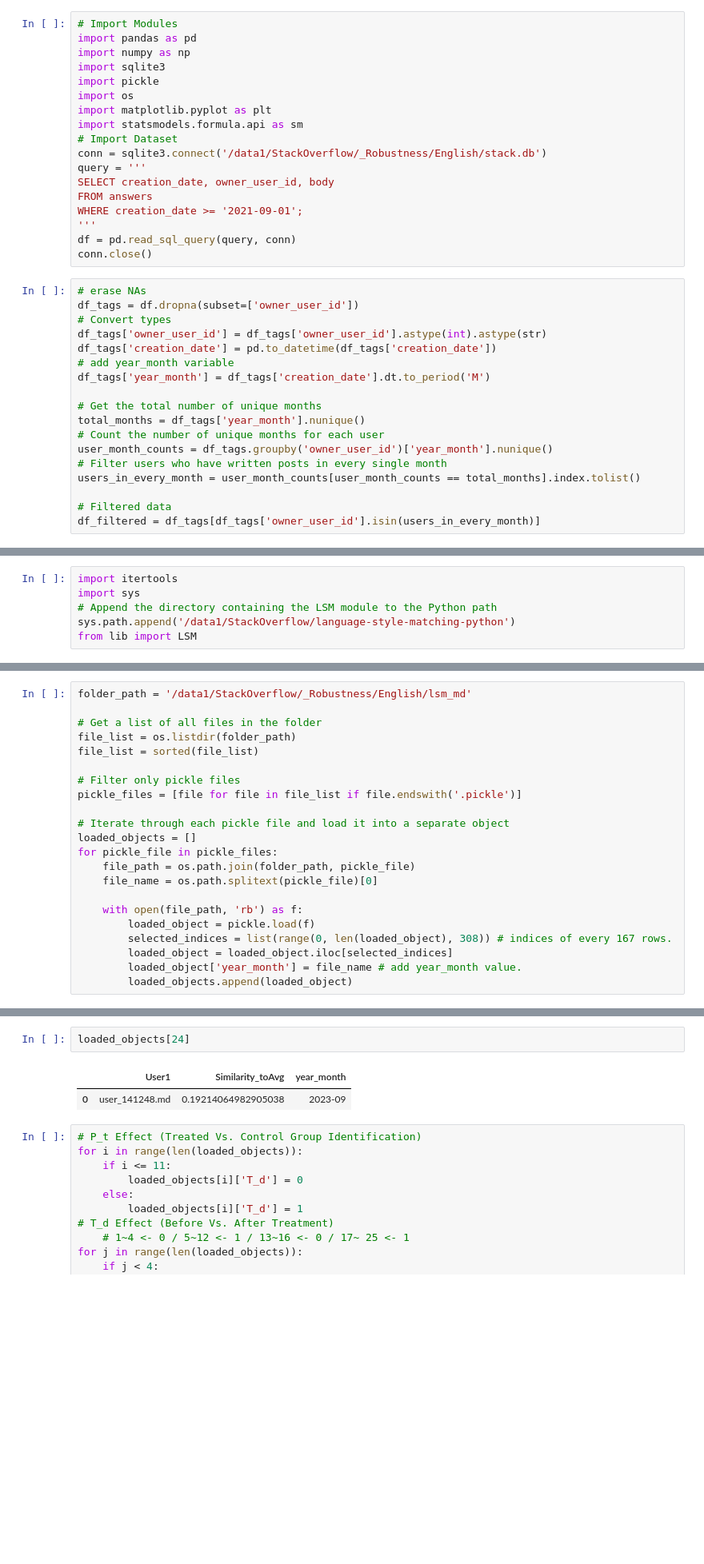
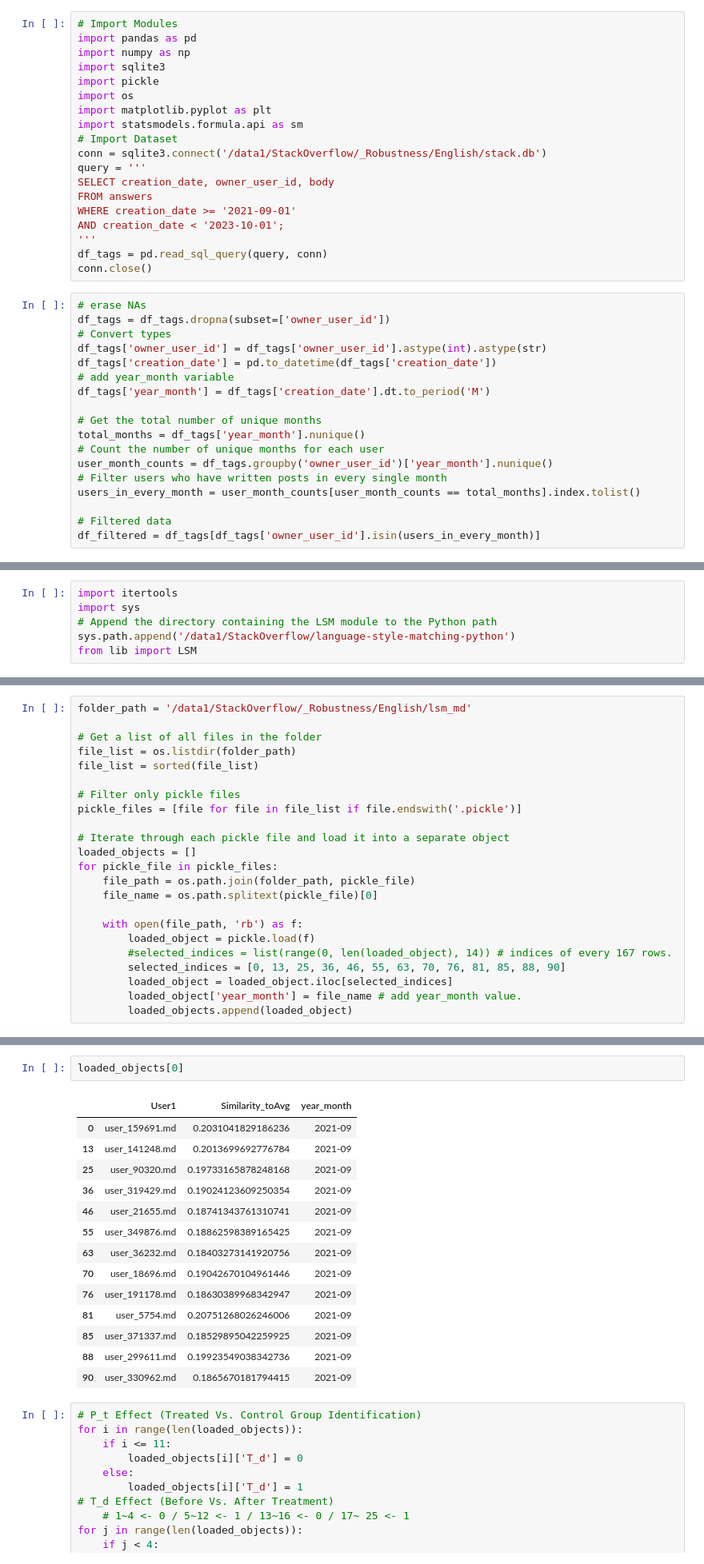
Before and after one commit to CG6036/_Robustness, a Jupyter notebook: English/LSM_exp.ipynb, the cells around one changed output, grey strips where cells are left out. Shown: that part at 80% size. Saved outputs shown, nothing was run; the diff lists cells and outputs as text; blank space fills up the shorter version.

```diff
--- a/English/LSM_exp.ipynb
+++ b/English/LSM_exp.ipynb
@@ -14,13 +14,14 @@ conn = sqlite3.connect('/data1/StackOverflow/_Robustness/English/stack.db')
 query = '''
 SELECT creation_date, owner_user_id, body
 FROM answers
-WHERE creation_date >= '2021-09-01';
+WHERE creation_date >= '2021-09-01'
+AND creation_date < '2023-10-01';
 '''
-df = pd.read_sql_query(query, conn)
+df_tags = pd.read_sql_query(query, conn)
 conn.close()
 # %%
 # erase NAs
-df_tags = df.dropna(subset=['owner_user_id'])
+df_tags = df_tags.dropna(subset=['owner_user_id'])
 # Convert types
 df_tags['owner_user_id'] = df_tags['owner_user_id'].astype(int).astype(str)
 df_tags['creation_date'] = pd.to_datetime(df_tags['creation_date'])
@@ -175,7 +176,8 @@ for pickle_file in pickle_files:
 
     with open(file_path, 'rb') as f:
         loaded_object = pickle.load(f)
-        selected_indices = list(range(0, len(loaded_object), 308)) # indices of every 167 rows.
+        #selected_indices = list(range(0, len(loaded_object), 14)) # indices of every 167 rows.
+        selected_indices = [0, 13, 25, 36, 46, 55, 63, 70, 76, 81, 85, 88, 90]
         loaded_object = loaded_object.iloc[selected_indices]
         loaded_object['year_month'] = file_name # add year_month value.
         loaded_objects.append(loaded_object)
@@ -182,8 +200,20 @@ for pickle_file in pickle_files:
 # %%
-loaded_objects[24]
+loaded_objects[0]
 # %% [output]
 |  | User1 | Similarity_toAvg | year_month |
-| 0 | user_141248.md | 0.19214064982905038 | 2023-09 |
+| 0 | user_159691.md | 0.2031041829186236 | 2021-09 |
+| 13 | user_141248.md | 0.2013699692776784 | 2021-09 |
+| 25 | user_90320.md | 0.19733165878248168 | 2021-09 |
+| 36 | user_319429.md | 0.19024123609250354 | 2021-09 |
+| 46 | user_21655.md | 0.18741343761310741 | 2021-09 |
+| 55 | user_349876.md | 0.18862598389165425 | 2021-09 |
+| 63 | user_36232.md | 0.18403273141920756 | 2021-09 |
+| 70 | user_18696.md | 0.19042670104961446 | 2021-09 |
+| 76 | user_191178.md | 0.18630389968342947 | 2021-09 |
+| 81 | user_5754.md | 0.20751268026246006 | 2021-09 |
+| 85 | user_371337.md | 0.18529895042259925 | 2021-09 |
+| 88 | user_299611.md | 0.19923549038342736 | 2021-09 |
+| 90 | user_330962.md | 0.1865670181794415 | 2021-09 |
 # %%
 # P_t Effect (Treated Vs. Control Group Identification)
 for i in range(len(loaded_objects)):
```
Also changed, not shown: parts of 8 cells of this notebook, 6 other files.
